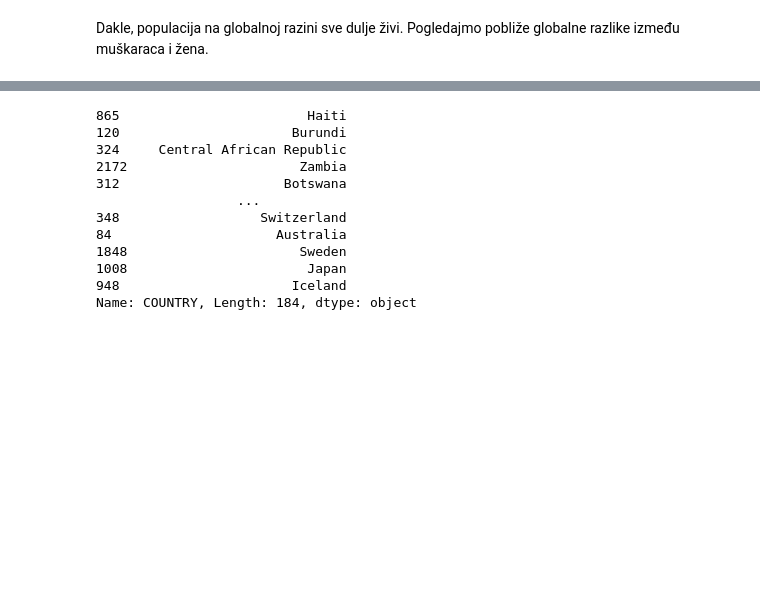
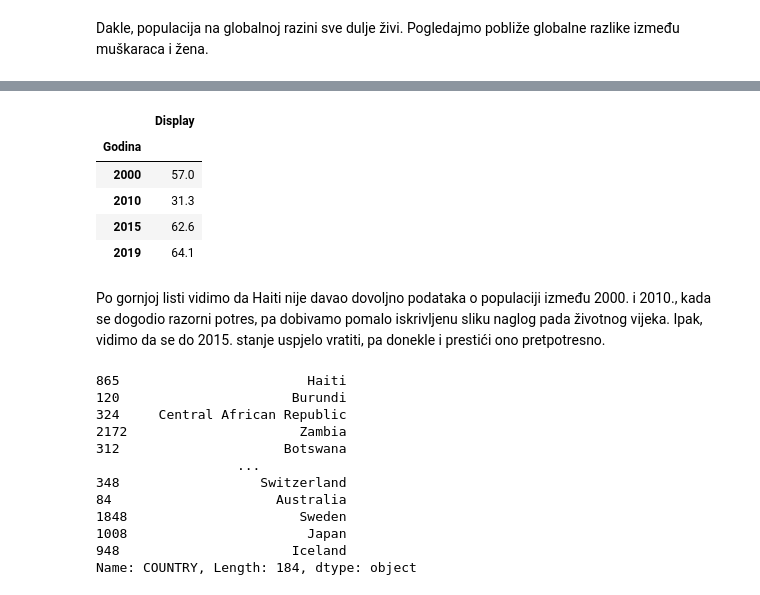
Before and after one commit to mraguzin/matsoft-esej1, a Jupyter notebook: Esej1LifeExpectancies.ipynb, the cells around one changed output, grey strips where cells are left out. Drawn from its saved outputs; the diff is of its cells as text; code cells hidden in the pictures; blank space fills up the shorter version.

```diff
--- a/Esej1LifeExpectancies.ipynb
+++ b/Esej1LifeExpectancies.ipynb
@@ -12,6 +12,7 @@ Svjetska zdravstvena organizacija (WHO) održava **Global Health Observatory** (
 # %% [markdown]
 Prvo implementiramo neke pomoćne funkcije.
 # %%
+import math
 import ipywidgets as widgets
 import pandas as pd
 import numpy as np
@@ -69,7 +70,7 @@ def filtriraj(df: pd.DataFrame, filtri: dict, makni_osim=None):
     tmp = df
     for filtar, vrijednost in filtri.items():
         if tmp is df:
-            if type(vrijednost) is pd.Series:
+            if type(vrijednost) is pd.Series or type(vrijednost) is pd.Index:
                 tmp = df[filtar].isin(vrijednost)
             elif type(vrijednost) is not tuple or vrijednost[0] == vrijednost[1]:
                 tmp = (df[filtar] == vrijednost)
@@ -112,7 +113,7 @@ def nacrtaj_kombinirani_indikator_kroz_godine(df: pd.DataFrame, filtri: dict, in
 def nacrtaj_indikator_kroz_godine(df: pd.DataFrame, filtri: dict, indikator: str, indikator_hr: str,
                                   indikator_ključ="GHO", tip="line", ax=None):
     df2 = filtriraj(df, filtri)
-    print(df2)
+    #print(df2)
     nacrtaj(df2, y_naslov=indikator_hr, tip=tip, ax=ax)
 
 def prevedi_na_hrvatski(df: pd.DataFrame):
@@ -240,3 +276,14 @@ ax6.get_legend().remove()
+# %%
+filtriraj(df, {"Spol": "Oba spola", "COUNTRY": "Haiti"}, ["Godina", "Display"]).set_index("Godina")
+# %% [output]
+|  | Display |
+| Godina |  |
+| 2000 | 57.0 |
+| 2010 | 31.3 |
+| 2015 | 62.6 |
+| 2019 | 64.1 |
+# %% [markdown]
+Po gornjoj listi vidimo da Haiti nije davao dovoljno podataka o populaciji između 2000. i 2010., kada se dogodio razorni potres, pa dobivamo pomalo iskrivljenu sliku naglog pada životnog vijeka. Ipak, vidimo da se do 2015. stanje uspjelo vratiti, pa donekle i prestići ono pretpotresno.
 # %%
 df_po_vijeku = df.sort_values(by="Display").drop_duplicates("COUNTRY")["COUNTRY"]
 #df_top5 = df.loc[df[df_po_vijeku.tail(5)["COUNTRY"]]]
```
Also changed, not shown: parts of 11 cells of this notebook.
